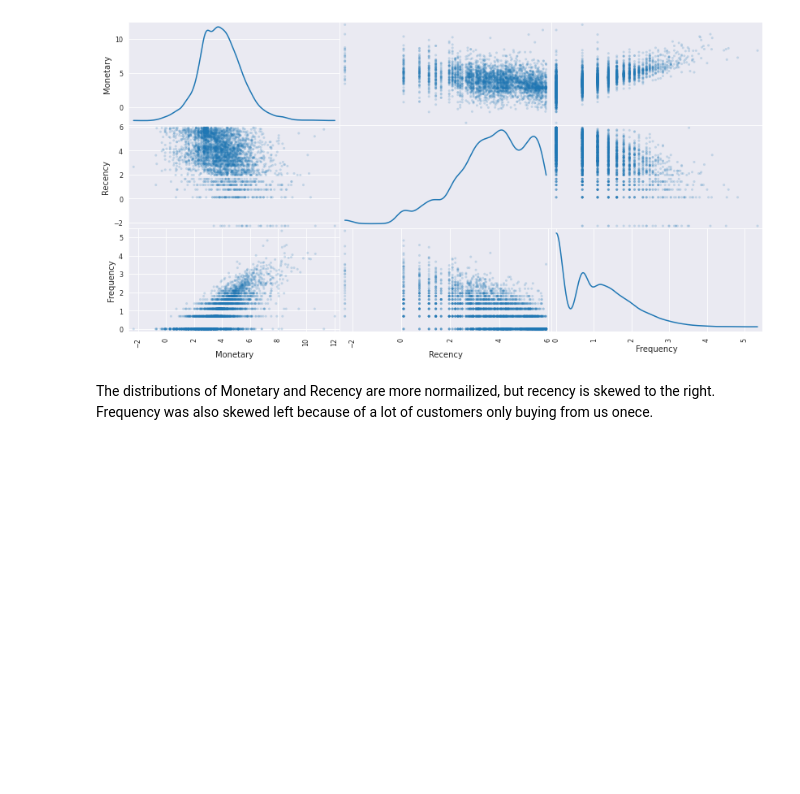
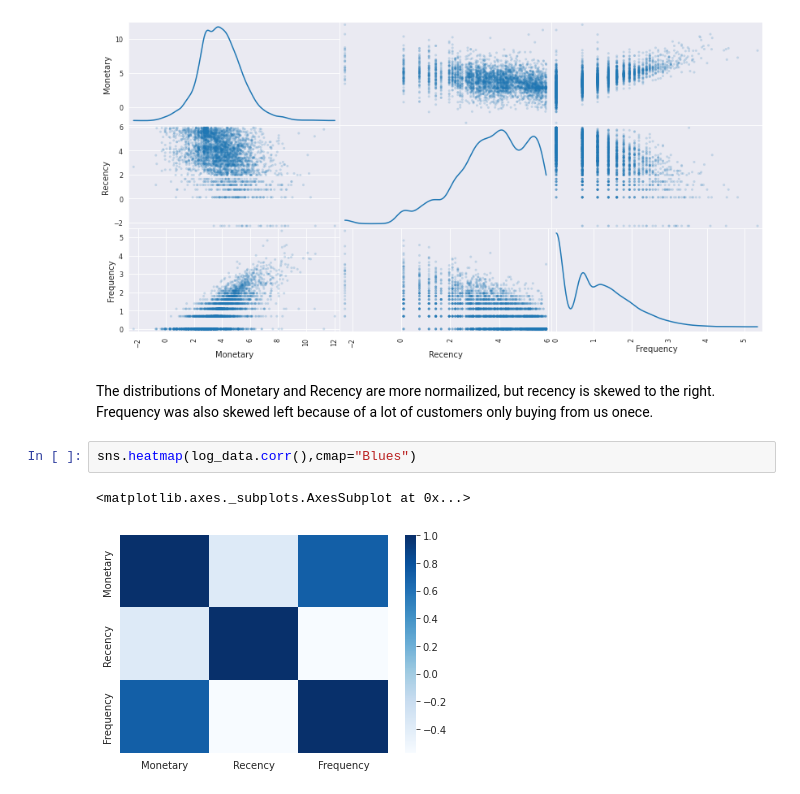
Before and after one commit to UthamanA/Online-Retail-Customer-Segmentation-uthamanA, a Jupyter notebook: Online_Retail_Customer_Segmentation_Capstone_Project.ipynb, the cells around one changed output. Cells and saved outputs as stored; diff of their text form; blank space fills up the shorter version.

```diff
--- a/Online_Retail_Customer_Segmentation_Capstone_Project.ipynb
+++ b/Online_Retail_Customer_Segmentation_Capstone_Project.ipynb
@@ -889,3 +889,8 @@ array([[<matplotlib.axes._subplots.AxesSubplot object at 0x...>,
 [figure]
 # %% [markdown]
 The distributions of Monetary and Recency are more normailized, but recency is skewed to the right. Frequency was also skewed left because of a lot of customers only buying from us onece.
+# %%
+sns.heatmap(log_data.corr(),cmap="Blues")
+# %% [output]
+<matplotlib.axes._subplots.AxesSubplot at 0x...>
+[figure, added]
```
Also changed, not shown: parts of 5 cells of this notebook.
